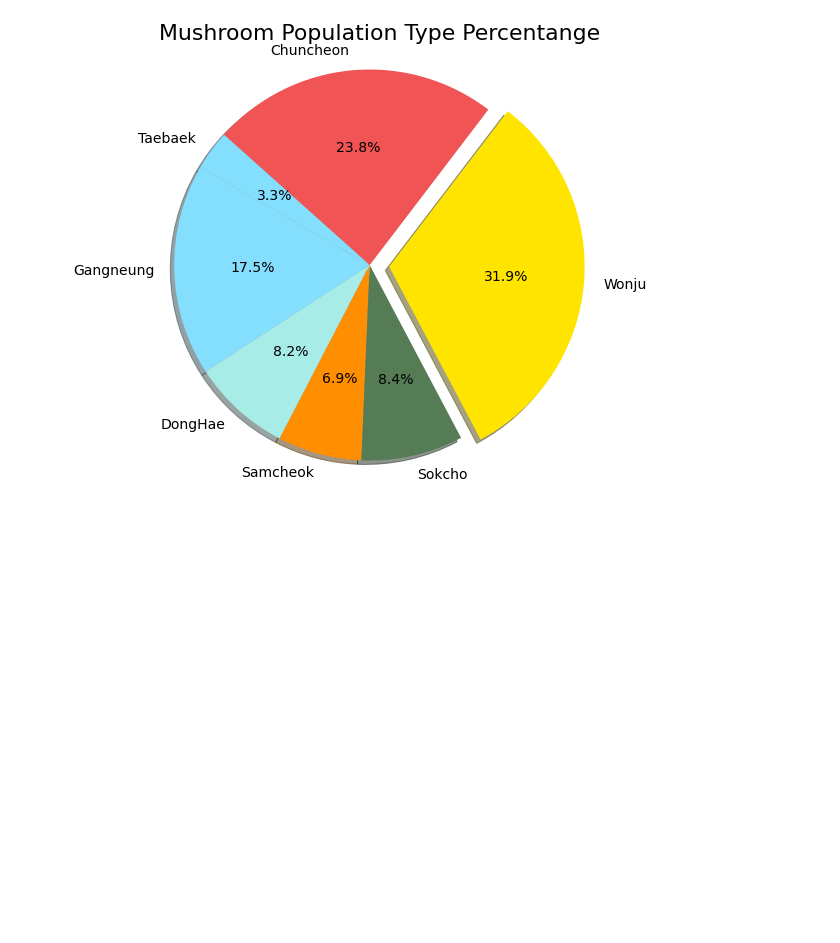
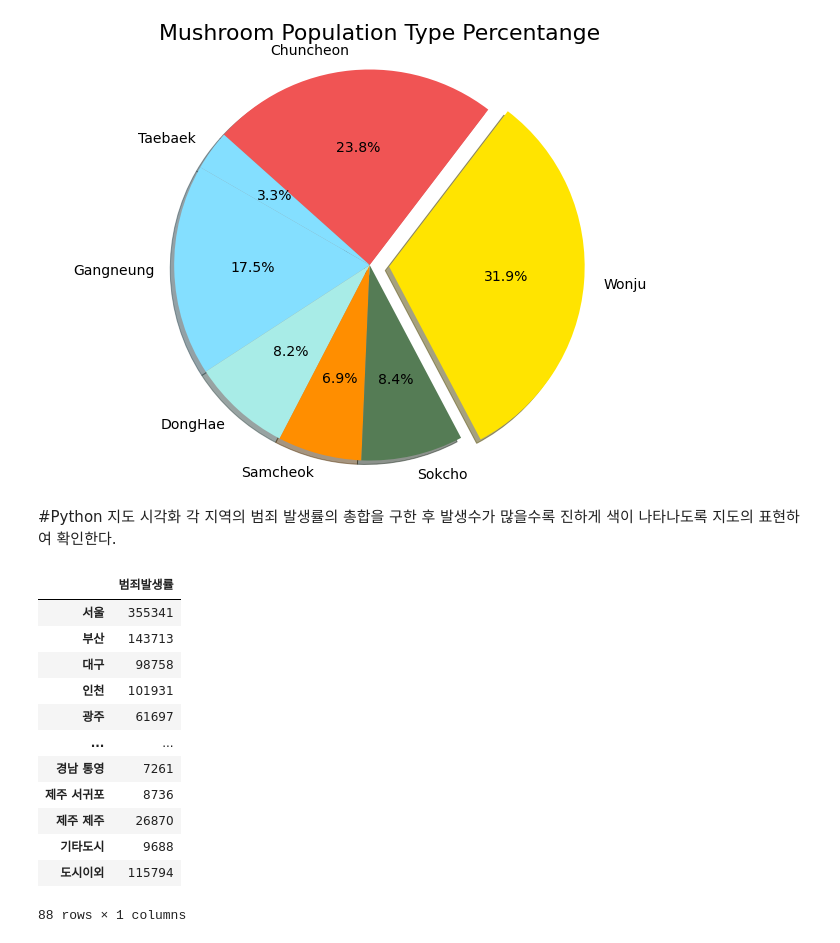
Before and after one commit to yunju-m/DAP, a Jupyter notebook: project.ipynb, the cells around one changed output. Cells and saved outputs as stored; diff of their text form; code cells hidden in the pictures; blank space fills up the shorter version.

```diff
--- a/project.ipynb
+++ b/project.ipynb
@@ -17,4 +24,5 @@ import seaborn as sns
 # %%
 data = pd.read_csv('https://raw.githubusercontent.com/yunju-m/DAP/main/Regional_crime_statistic.csv', encoding='cp949', index_col=0)
+data = data.groupby('범죄대분류').sum()
 data
 # %% [output]
@@ -279,3 +262,35 @@ plt.axis('equal')
 plt.show()
 # %% [output]
 [figure]
+# %% [markdown]
+#Python 지도 시각화
+각 지역의 범죄 발생률의 총합을 구한 후 발생수가 많을수록 진하게 색이 나타나도록 지도의 표현하여 확인한다.
+# %%
+region = ['서울', '부산', '대구', '인천', '광주', '대전', '울산', '세종', '경기 고양', '경기 과천',
+       '경기 광명', '경기 광주', '경기 구리', '경기 군포', '경기 김포', '경기 남양주', '경기 동두천',
+       '경기 부천', '경기 성남', '경기 수원', '경기 시흥', '경기 안산', '경기 안성', '경기 안양', '경기 양주',
+       '경기 여주', '경기 오산', '경기 용인', '경기 의왕', '경기 의정부', '경기 이천', '경기 파주', '경기 평택',
+       '경기 포천', '경기 하남', '경기 화성', '강원 강릉', '강원 동해', '강원 삼척', '강원 속초', '강원 원주',
+       '강원 춘천', '강원 태백', '충북 제천', '충북 청주', '충북 충주', '충남 계룡', '충남 공주', '충남 논산',
+       '충남 당진', '충남 보령', '충남 서산', '충남 아산', '충남 천안', '전북 군산', '전북 김제', '전북 남원',
+       '전북 익산', '전북 전주', '전북 정읍', '전남 광양', '전남 나주', '전남 목포', '전남 순천', '전남 여수',
+       '경북 경산', '경북 경주', '경북 구미', '경북 김천', '경북 문경', '경북 상주', '경북 안동', '경북 영주',
+       '경북 영천', '경북 포항', '경남 거제', '경남 김해', '경남 마산', '경남 밀양', '경남 사천', '경남 양산',
+       '경남 진주', '경남 창원', '경남 통영', '제주 서귀포', '제주 제주', '기타도시', '도시이외']
+case = data.sum()
+nation = DataFrame(case, columns=['범죄발생률'], index = region)
+nation
+# %% [output]
+|  | 범죄발생률 |
+| 서울 | 355341 |
+| 부산 | 143713 |
+| 대구 | 98758 |
+| 인천 | 101931 |
+| 광주 | 61697 |
+| ... | ... |
+| 경남 통영 | 7261 |
+| 제주 서귀포 | 8736 |
+| 제주 제주 | 26870 |
+| 기타도시 | 9688 |
+| 도시이외 | 115794 |
+88 rows × 1 columns
```
Also changed, not shown: parts of 11 cells of this notebook.
